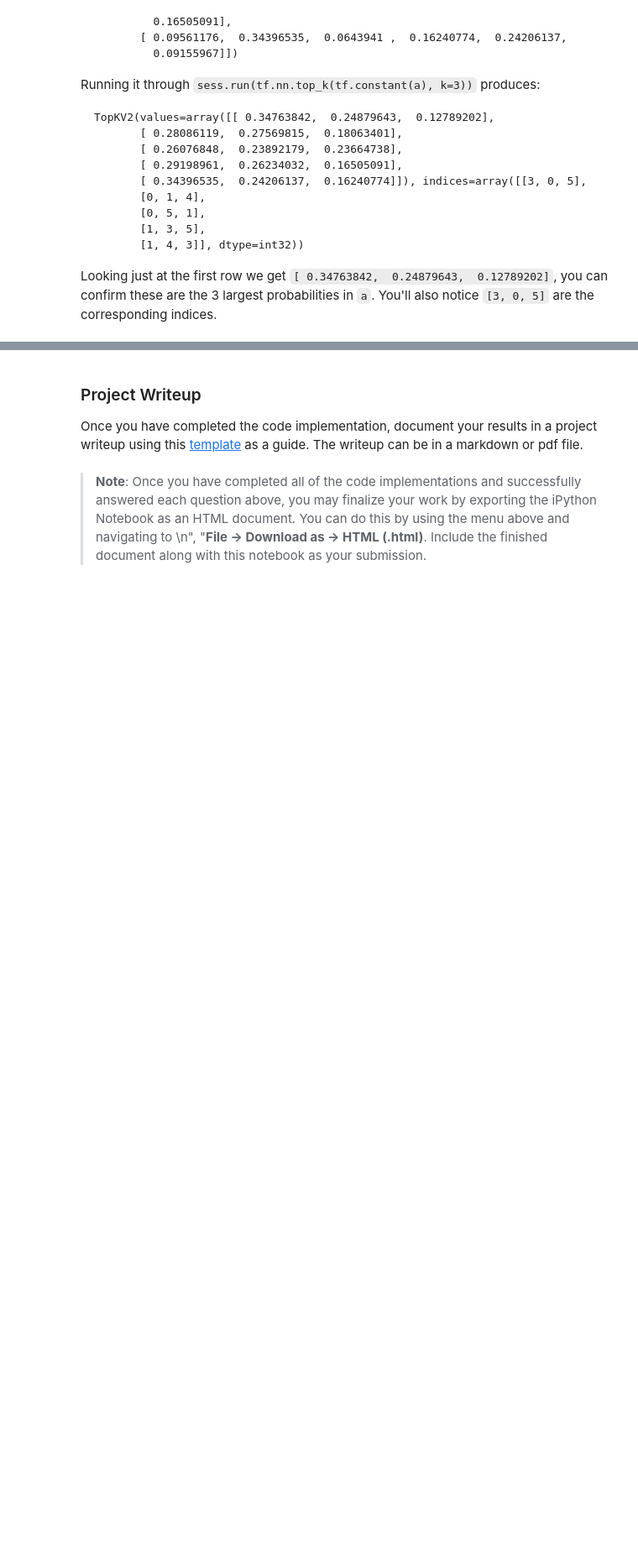
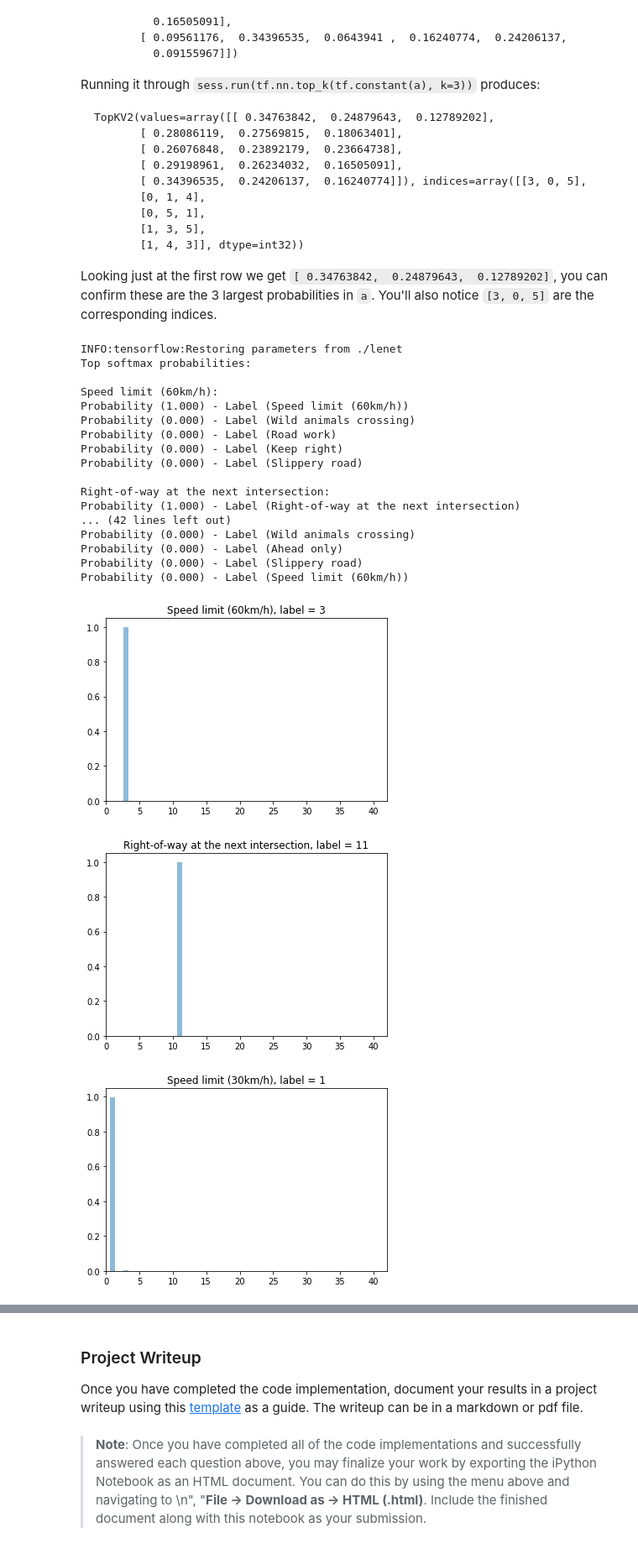
Before and after one commit to dumebi/CarND-Traffic-Sign-Classifier, a Jupyter notebook: Traffic_Sign_Classifier.ipynb, the cells around one changed output, grey strips where cells are left out. Shown at 84% size. Drawn from its saved outputs; the diff is of its cells as text; code cells hidden in the pictures; blank space fills up the shorter version.

```diff
--- a/Traffic_Sign_Classifier.ipynb
+++ b/Traffic_Sign_Classifier.ipynb
@@ -458,8 +455,12 @@ labels = y_test[indices]
+# %%
+# Labels for each of the images
+image_labels = [3, 11, 1, 12, 38, 34, 18, 25]
 # %%
 # restore the model and feed it with the images
 with tf.Session() as sess:
     saver.restore(sess, './lenet')
 
-    test_accuracy = evaluate(X_test, labels)
+    test_accuracy = evaluate(normalized_images, image_labels)
+    print("Test Set Accuracy = {:.3f}".format(test_accuracy))
 # %% [output]
 INFO:tensorflow:Restoring parameters from ./lenet
@@ -477,3 +493,16 @@ ValueError: Cannot feed value of shape (64, 32, 32, 3) for Tensor 'Placeholder:0
 # %%
 ### Calculate the accuracy for these 5 new images.
 ### For example, if the model predicted 1 out of 5 signs correctly, it's 20% accurate on these new images.
+single_image = []
+single_label = []
+for i in range(len(image_labels)):
+    single_image.append(normalized_images[i])
+    single_label.append(image_labels[i])
+
+    with tf.Session() as sess:
+        sess.run(tf.global_variables_initializer())
+        saver.restore(sess, "./lenet")
+        my_accuracy = evaluate(single_image, single_label)
+        print('Image {}'.format(i+1))
+        print("Total Image Accuracy = {:.3f}".format(my_accuracy))
+        print()
@@ -522,0 +567,43 @@ Looking just at the first row we get `[ 0.34763842,  0.24879643,  0.12789202]`,
+# %%
+### Print out the top five softmax probabilities for the predictions on the German traffic sign images found on the web.
+### Feel free to use as many code cells as needed.
+top_probabilities = tf.nn.top_k(tf.nn.softmax(logits), 5)
+
+with tf.Session() as sess:
+    # Load the weights and bias
+    saver.restore(sess, './lenet')
+    probabilities = sess.run(top_probabilities, feed_dict={
+        x: normalized_images})
+
+print("Top softmax probabilities:")
+
+for i in range(len(image_labels)):
+    print()
+    print( "{}:".format( getName[image_labels[i]] ) )
+    for j in range(len(probabilities.values[i])):
+        print( "Probability ({:.3f}) - Label ({}) ".format(probabilities.values[i][j], getName[probabilities.indices[i][j]]))
+    plt.figure()
+    plt.bar(probabilities.indices[i], probabilities.values[i], align='center', alpha=0.5)
+    plt.xlim([0, 42])
+    plt.title("{}, label = {}".format( getName[image_labels[i]], image_labels[i] ) )
+# %% [output]
+INFO:tensorflow:Restoring parameters from ./lenet
+Top softmax probabilities:
+
+Speed limit (60km/h):
+Probability (1.000) - Label (Speed limit (60km/h))
+Probability (0.000) - Label (Wild animals crossing)
+Probability (0.000) - Label (Road work)
+Probability (0.000) - Label (Keep right)
+Probability (0.000) - Label (Slippery road)
+
+Right-of-way at the next intersection:
+Probability (1.000) - Label (Right-of-way at the next intersection)
+... (42 lines left out)
+Probability (0.000) - Label (Wild animals crossing)
+Probability (0.000) - Label (Ahead only)
+Probability (0.000) - Label (Slippery road)
+Probability (0.000) - Label (Speed limit (60km/h))
+[figure, added]
+[figure, added]
+[figure, added]
```
Also changed, not shown: parts of 19 cells of this notebook, 17 other files.
